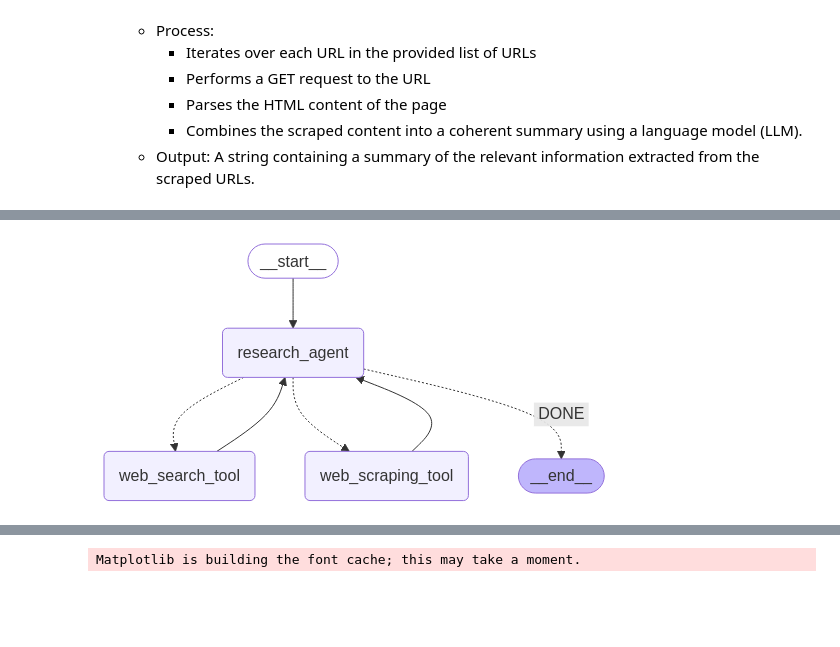
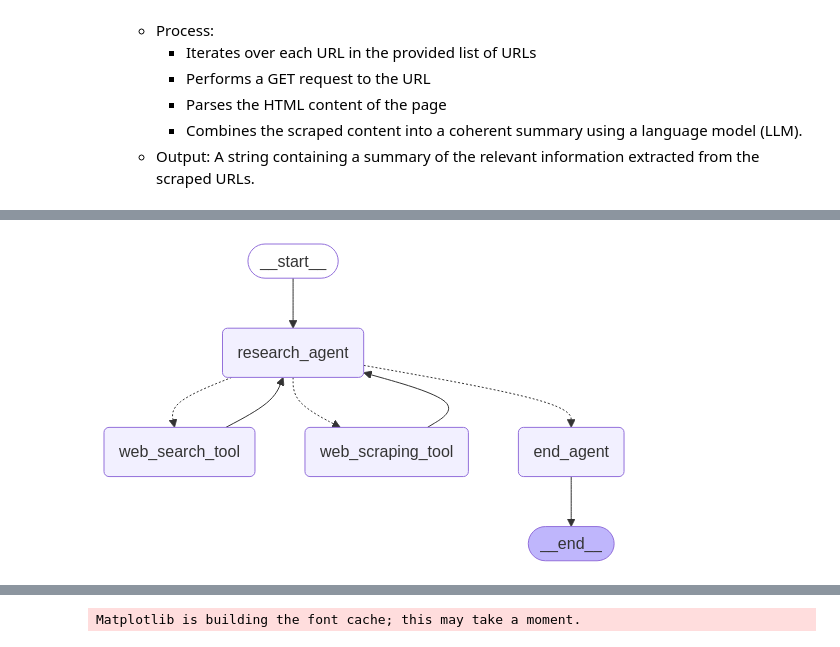
Before and after one commit to riyanshibohra/DataLens, a Jupyter notebook: test.ipynb, the cells around one changed output, grey strips where cells are left out. Drawn from its saved outputs; the diff is of its cells as text; code cells hidden in the pictures; blank space fills up the shorter version.

```diff
--- a/test.ipynb
+++ b/test.ipynb
@@ -255,6 +255,7 @@ def research_agent(state: AgentState):
     """
     human_prompt = """
     User Query: {query}
+    Actions performed so far: {actions_performed}
     Summary of the relevant information extracted from the scraped URLs: {summary}
     """
     system_message = SystemMessage(content=system_prompt)
@@ -268,6 +269,9 @@ def research_agent(state: AgentState):
     research_prompt = [system_message, human_message]
     response = llm.with_structured_output(ResearchOutput).invoke(research_prompt)
     return {"research_agent_output": response}
+# %%
+def end_agent(state: AgentState):
+    return state
 # %%
 from langgraph.graph import StateGraph, START, END
 
@@ -278,33 +282,30 @@ def after_research_agent_router(state: AgentState):
     elif next_action == 'web_scraping':
         return "web_scraping_tool"
     elif next_action == 'DONE':
-        return END
+        return "end_agent"
 # %%
 from IPython.display import Image, display
 
 graph = StateGraph(AgentState)
 graph.add_node("research_agent", research_agent)
 graph.add_node("web_search_tool", web_search_tool)
 graph.add_node("web_scraping_tool", web_scraping_tool)
+graph.add_node("end_agent", end_agent)
 
 graph.add_edge(START, "research_agent")
 graph.add_conditional_edges(
     "research_agent",
     after_research_agent_router,
-    {
-        "web_search_tool": "web_search_tool",
-        "web_scraping_tool": "web_scraping_tool",
-        "DONE": END
-    }
+    ["web_search_tool", "web_scraping_tool", "end_agent"]
 )
 graph.add_edge("web_search_tool", "research_agent")
 graph.add_edge("web_scraping_tool", "research_agent")
-
+graph.add_edge("end_agent", END)
 research_agent = graph.compile()
 
 display(Image(research_agent.get_graph().draw_mermaid_png()))
 # %% [output]
-[figure, old version]
+[figure, new version]
 # %%
 for event in research_agent.stream({"query": "What is the current stock price trends of Apple"}):
     print(event)
```
Also changed, not shown: parts of 2 cells of this notebook.
